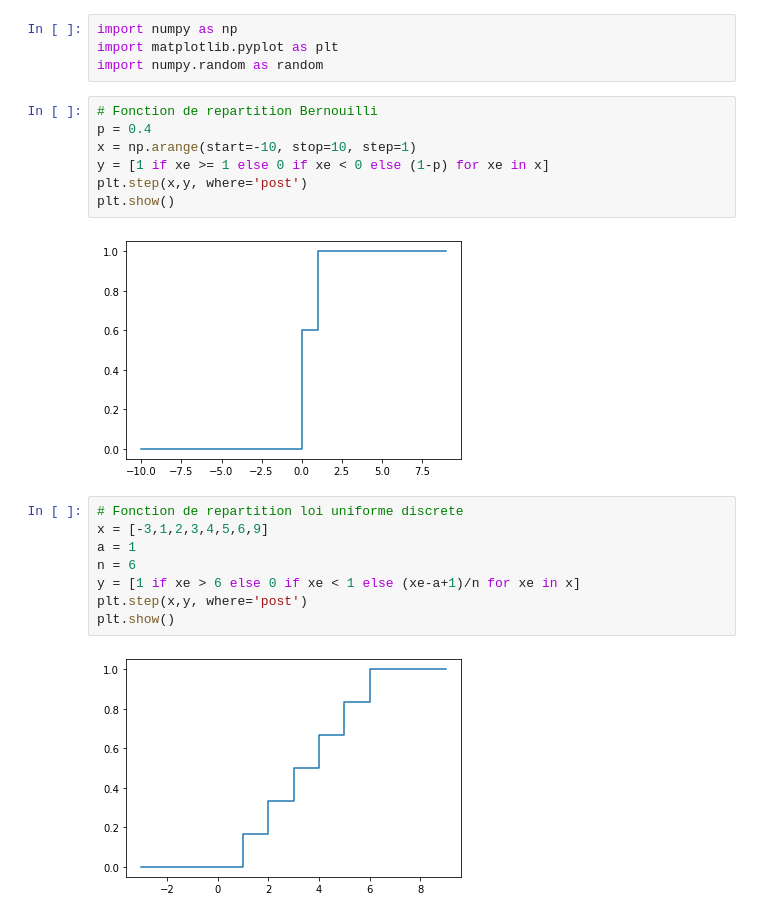
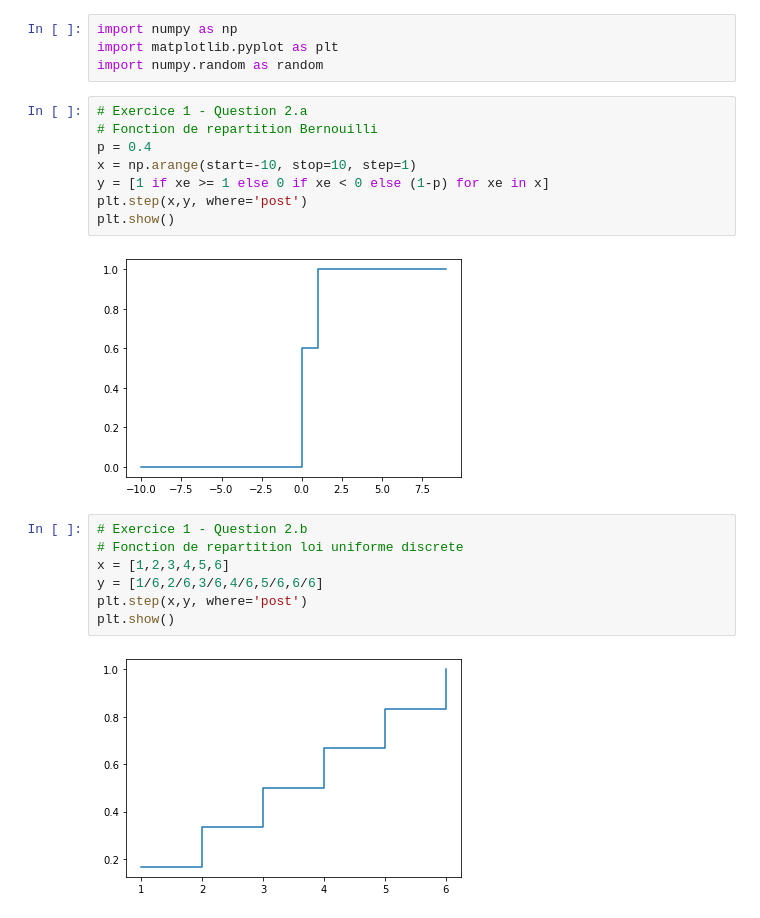
Before and after one commit to PAYRAULT/MPI, a Jupyter notebook: MEU303 - Proba/TP/TP2.ipynb, the cells around one changed output. Drawn from its saved outputs; the diff is of its cells as text.

```diff
--- a/MEU303 - Proba/TP/TP2.ipynb
+++ b/MEU303 - Proba/TP/TP2.ipynb
@@ -3,6 +3,7 @@ import numpy as np
 import matplotlib.pyplot as plt
 import numpy.random as random
 # %%
+# Exercice 1 - Question 2.a
 # Fonction de repartition Bernouilli
 p = 0.4
 x = np.arange(start=-10, stop=10, step=1)
@@ -12,13 +13,12 @@ plt.show()
 # %% [output]
 [figure]
 # %%
+# Exercice 1 - Question 2.b
 # Fonction de repartition loi uniforme discrete
-x = [-3,1,2,3,4,5,6,9]
-a = 1
-n = 6
-y = [1 if xe > 6 else 0 if xe < 1 else (xe-a+1)/n for xe in x]
+x = [1,2,3,4,5,6]
+y = [1/6,2/6,3/6,4/6,5/6,6/6]
 plt.step(x,y, where='post')
 plt.show()
 # %% [output]
-[figure, old version]
+[figure, new version]
 # %%
```
Also changed, not shown: parts of 11 cells of this notebook, 6 other files.
